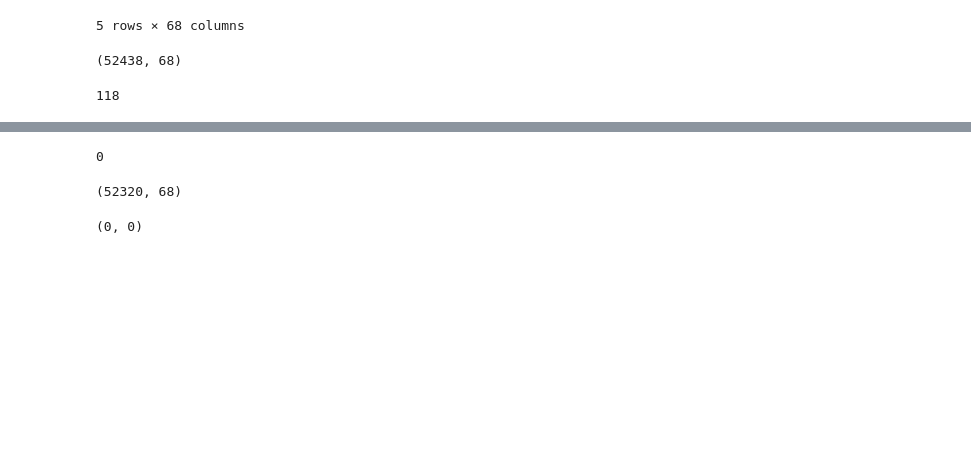
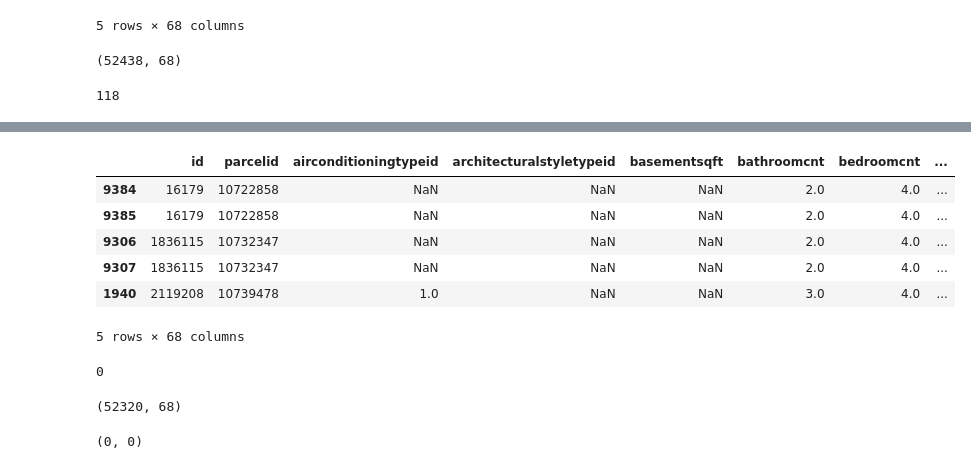
Before and after one commit to kanieladenis/clustering_exercises, a Jupyter notebook: wrangle_zillow_exercises.ipynb, the cells around one changed output, grey strips where cells are left out. Drawn from its saved outputs; the diff is of its cells as text; code cells hidden in the pictures; blank space fills up the shorter version.

```diff
--- a/wrangle_zillow_exercises.ipynb
+++ b/wrangle_zillow_exercises.ipynb
@@ -100,4 +101,14 @@ df.head()
 5 rows × 68 columns
+# %%
+df[df.duplicated(subset='parcelid', keep=False)].head()
+# %% [output]
+|  | id | parcelid | airconditioningtypeid | architecturalstyletypeid | basementsqft | bathroomcnt | bedroomcnt | ... |
+| 9384 | 16179 | 10722858 | NaN | NaN | NaN | 2.0 | 4.0 | ... |
+| 9385 | 16179 | 10722858 | NaN | NaN | NaN | 2.0 | 4.0 | ... |
+| 9306 | 1836115 | 10732347 | NaN | NaN | NaN | 2.0 | 4.0 | ... |
+| 9307 | 1836115 | 10732347 | NaN | NaN | NaN | 2.0 | 4.0 | ... |
+| 1940 | 2119208 | 10739478 | 1.0 | NaN | NaN | 3.0 | 4.0 | ... |
+5 rows × 68 columns
 # %%
 df = df.drop_duplicates(subset='parcelid', keep='last')
 # %%
```
Also changed, not shown: parts of 33 cells of this notebook.
